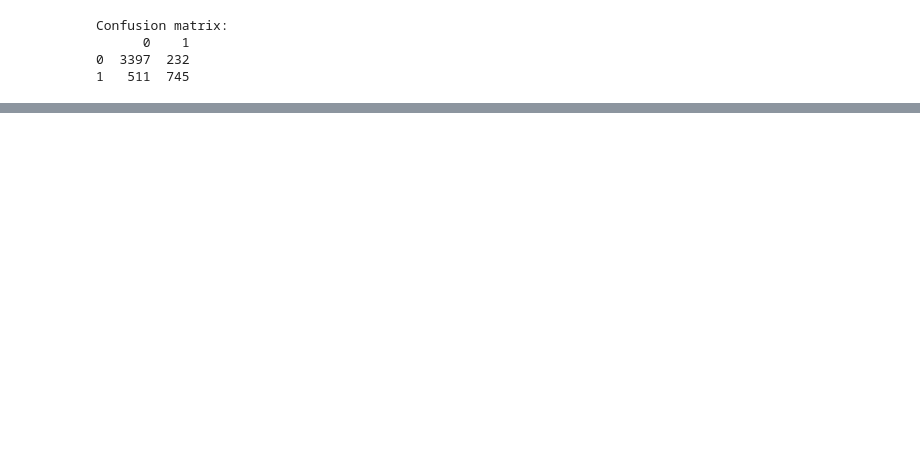
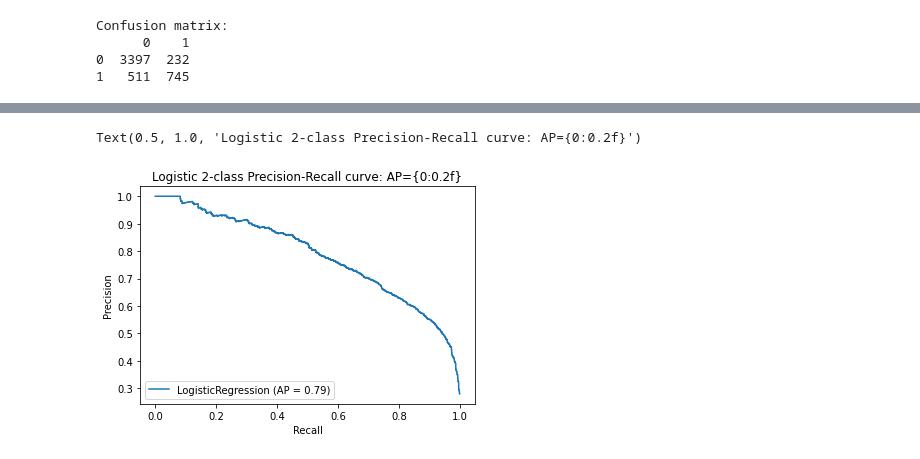
Before and after one commit to roblisy/uw_data_science, a Jupyter notebook: datasci400/L09-RobertLisy.ipynb, the cells around one changed output, grey strips where cells are left out. Cells and saved outputs as stored; diff of their text form; code cells hidden in the pictures; blank space fills up the shorter version.

```diff
--- a/datasci400/L09-RobertLisy.ipynb
+++ b/datasci400/L09-RobertLisy.ipynb
@@ -405 +443,13 @@ NameError: name 'X_test_featurized' is not defined
+# %%
+# View precision / recall curve for logistic regression.
+# This can be used to justify the threshold for class membership.
+# Logistic's default is .50 (aka anything more than 50% likely to be a member of the class, gets assigned to the class.)
+disp = plot_precision_recall_curve(logit, X_test, y_test)
+disp.ax_.set_title('Logistic 2-class Precision-Recall curve: '
+                   'AP={0:0.2f}')
+
+# Nifty = .5 for the threshold yields precision > .8
+# %% [output]
+Text(0.5, 1.0, 'Logistic 2-class Precision-Recall curve: AP={0:0.2f}')
+[figure, added]
 # %%
```
Also changed, not shown: parts of 14 cells of this notebook, 6 other files.
